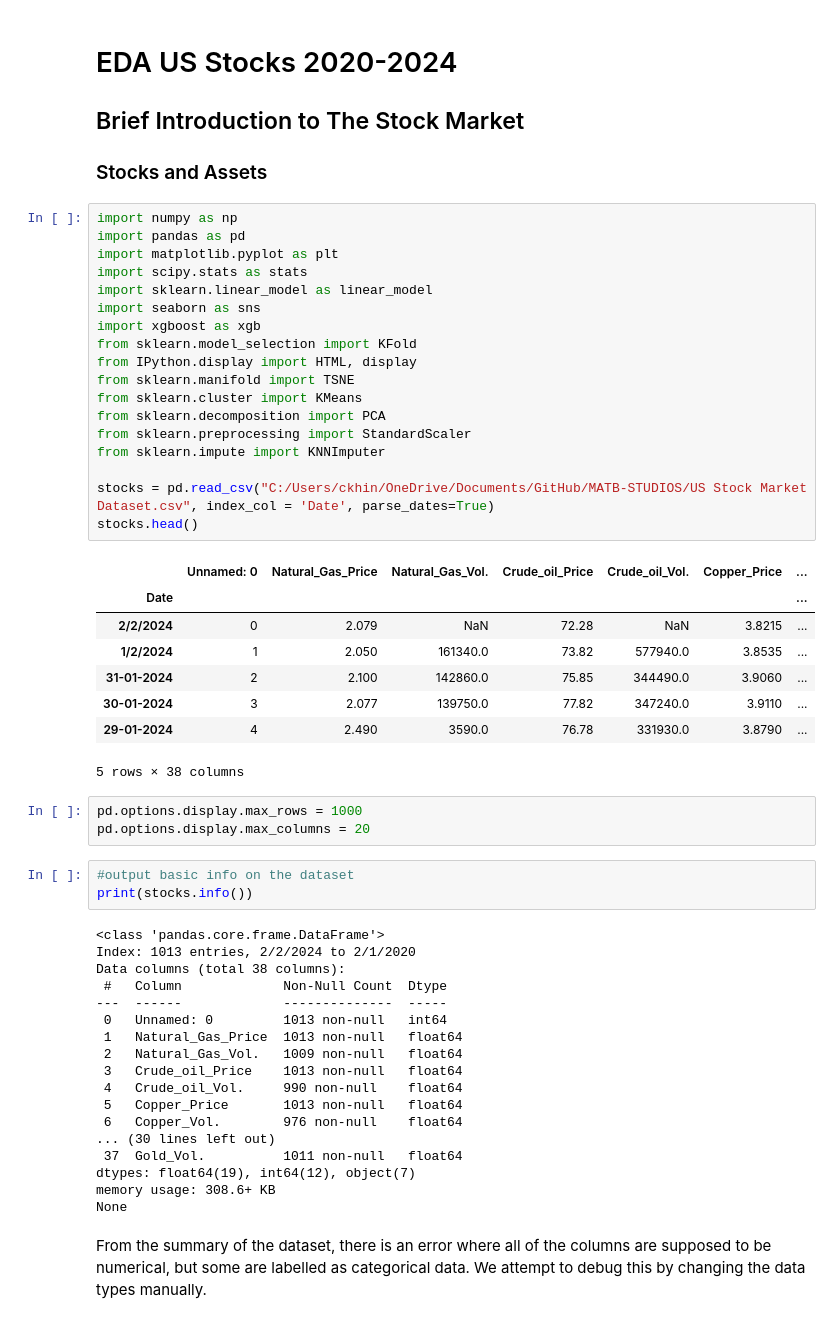
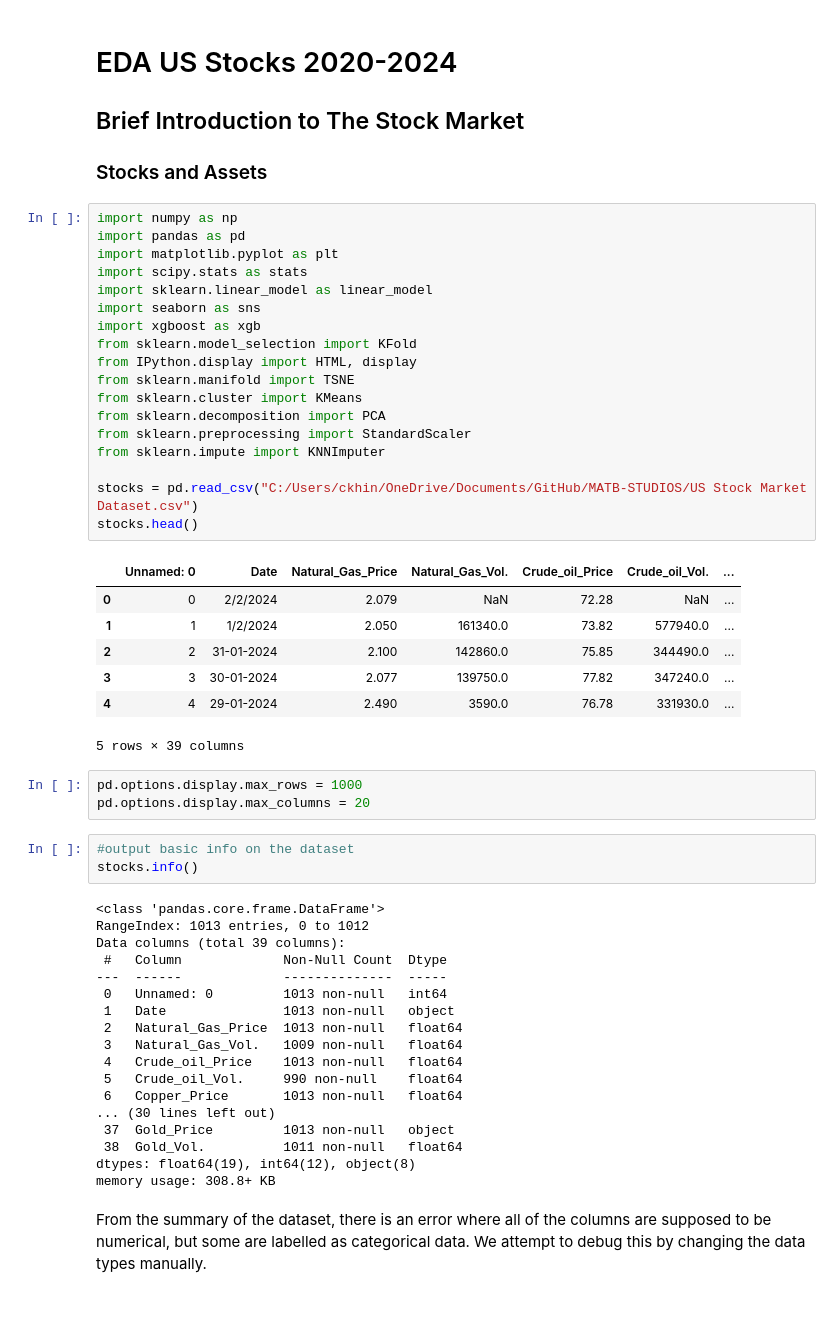
Before and after one commit to MATBckh22/MATB-STUDIOS, a Jupyter notebook: Stock Market.ipynb, the cells around one changed output. Drawn from its saved outputs; the diff is of its cells as text.

```diff
--- a/Stock Market.ipynb
+++ b/Stock Market.ipynb
@@ -7,54 +7,53 @@
 # %%
 import numpy as np
 import pandas as pd
 import matplotlib.pyplot as plt
 import scipy.stats as stats
 import sklearn.linear_model as linear_model
 import seaborn as sns
 import xgboost as xgb
 from sklearn.model_selection import KFold
 from IPython.display import HTML, display
 from sklearn.manifold import TSNE
 from sklearn.cluster import KMeans
 from sklearn.decomposition import PCA
 from sklearn.preprocessing import StandardScaler
 from sklearn.impute import KNNImputer
 
-stocks = pd.read_csv("C:/Users/ckhin/OneDrive/Documents/GitHub/MATB-STUDIOS/US Stock Market Dataset.csv", index_col = 'Date', parse_dates=True)
+stocks = pd.read_csv("C:/Users/ckhin/OneDrive/Documents/GitHub/MATB-STUDIOS/US Stock Market Dataset.csv")
 stocks.head()
 # %% [output]
-|  | Unnamed: 0 | Natural_Gas_Price | Natural_Gas_Vol. | Crude_oil_Price | Crude_oil_Vol. | Copper_Price | ... |
-| Date |  |  |  |  |  |  | ... |
-| 2/2/2024 | 0 | 2.079 | NaN | 72.28 | NaN | 3.8215 | ... |
-| 1/2/2024 | 1 | 2.050 | 161340.0 | 73.82 | 577940.0 | 3.8535 | ... |
-| 31-01-2024 | 2 | 2.100 | 142860.0 | 75.85 | 344490.0 | 3.9060 | ... |
-| 30-01-2024 | 3 | 2.077 | 139750.0 | 77.82 | 347240.0 | 3.9110 | ... |
-| 29-01-2024 | 4 | 2.490 | 3590.0 | 76.78 | 331930.0 | 3.8790 | ... |
+|  | Unnamed: 0 | Date | Natural_Gas_Price | Natural_Gas_Vol. | Crude_oil_Price | Crude_oil_Vol. | ... |
+| 0 | 0 | 2/2/2024 | 2.079 | NaN | 72.28 | NaN | ... |
+| 1 | 1 | 1/2/2024 | 2.050 | 161340.0 | 73.82 | 577940.0 | ... |
+| 2 | 2 | 31-01-2024 | 2.100 | 142860.0 | 75.85 | 344490.0 | ... |
+| 3 | 3 | 30-01-2024 | 2.077 | 139750.0 | 77.82 | 347240.0 | ... |
+| 4 | 4 | 29-01-2024 | 2.490 | 3590.0 | 76.78 | 331930.0 | ... |
-5 rows × 38 columns
+5 rows × 39 columns
 # %%
 pd.options.display.max_rows = 1000
 pd.options.display.max_columns = 20
 # %%
 #output basic info on the dataset
-print(stocks.info())
+stocks.info()
 # %% [output]
 <class 'pandas.core.frame.DataFrame'>
-Index: 1013 entries, 2/2/2024 to 2/1/2020
-Data columns (total 38 columns):
+RangeIndex: 1013 entries, 0 to 1012
+Data columns (total 39 columns):
  #   Column             Non-Null Count  Dtype
 ---  ------             --------------  -----
  0   Unnamed: 0         1013 non-null   int64
- 1   Natural_Gas_Price  1013 non-null   float64
- 2   Natural_Gas_Vol.   1009 non-null   float64
- 3   Crude_oil_Price    1013 non-null   float64
- 4   Crude_oil_Vol.     990 non-null    float64
- 5   Copper_Price       1013 non-null   float64
- 6   Copper_Vol.        976 non-null    float64
+ 1   Date               1013 non-null   object
+ 2   Natural_Gas_Price  1013 non-null   float64
+ 3   Natural_Gas_Vol.   1009 non-null   float64
+ 4   Crude_oil_Price    1013 non-null   float64
+ 5   Crude_oil_Vol.     990 non-null    float64
+ 6   Copper_Price       1013 non-null   float64
 ... (30 lines left out)
- 37  Gold_Vol.          1011 non-null   float64
-dtypes: float64(19), int64(12), object(7)
-memory usage: 308.6+ KB
-None
+ 37  Gold_Price         1013 non-null   object
+ 38  Gold_Vol.          1011 non-null   float64
+dtypes: float64(19), int64(12), object(8)
+memory usage: 308.8+ KB
 # %% [markdown]
 From the summary of the dataset, there is an error where all of the columns are supposed to be numerical, but some are labelled as categorical data. We attempt to debug this by changing the data types manually.
 # %%
```
Also changed, not shown: parts of 6 cells of this notebook, 1 other file.
